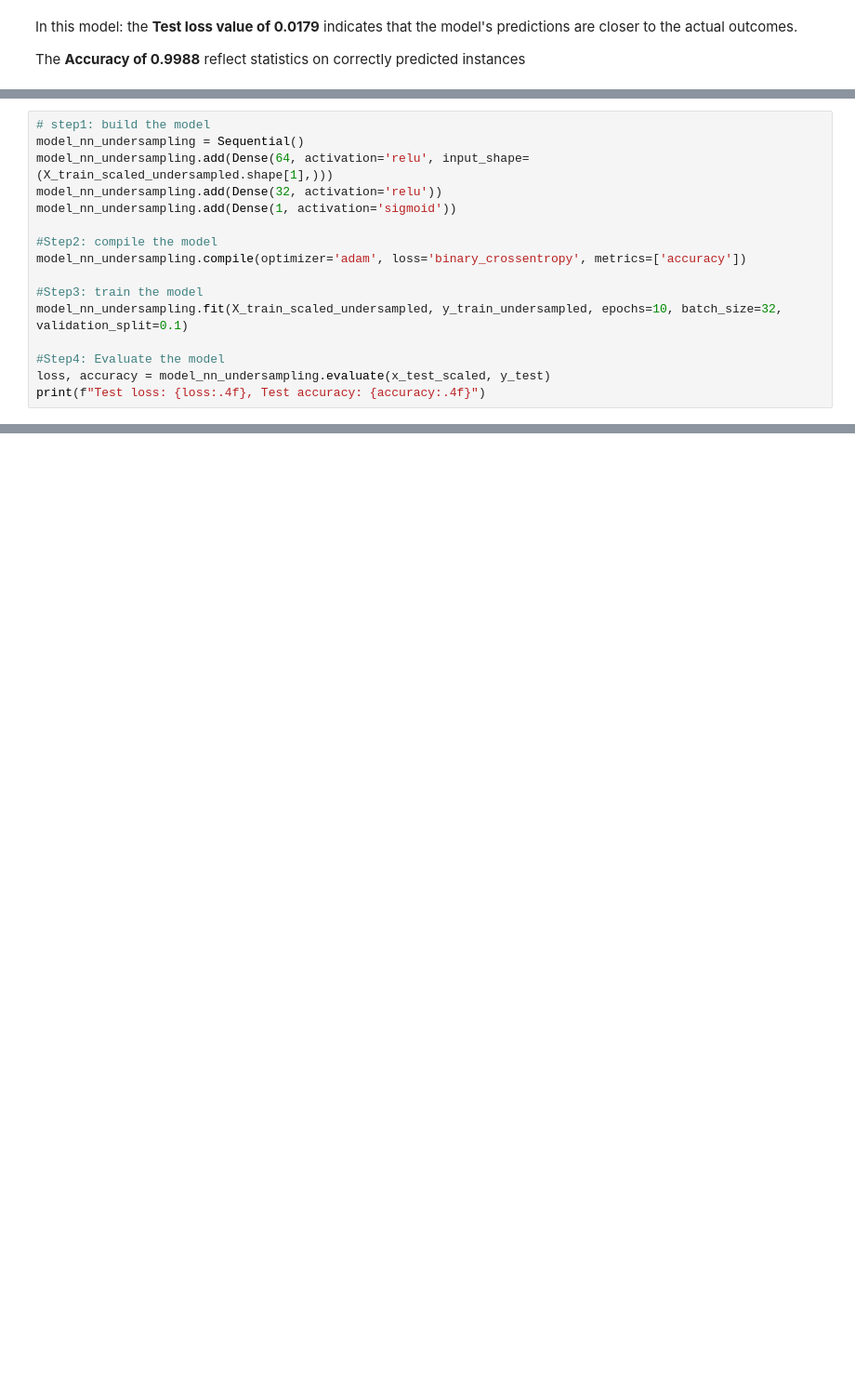
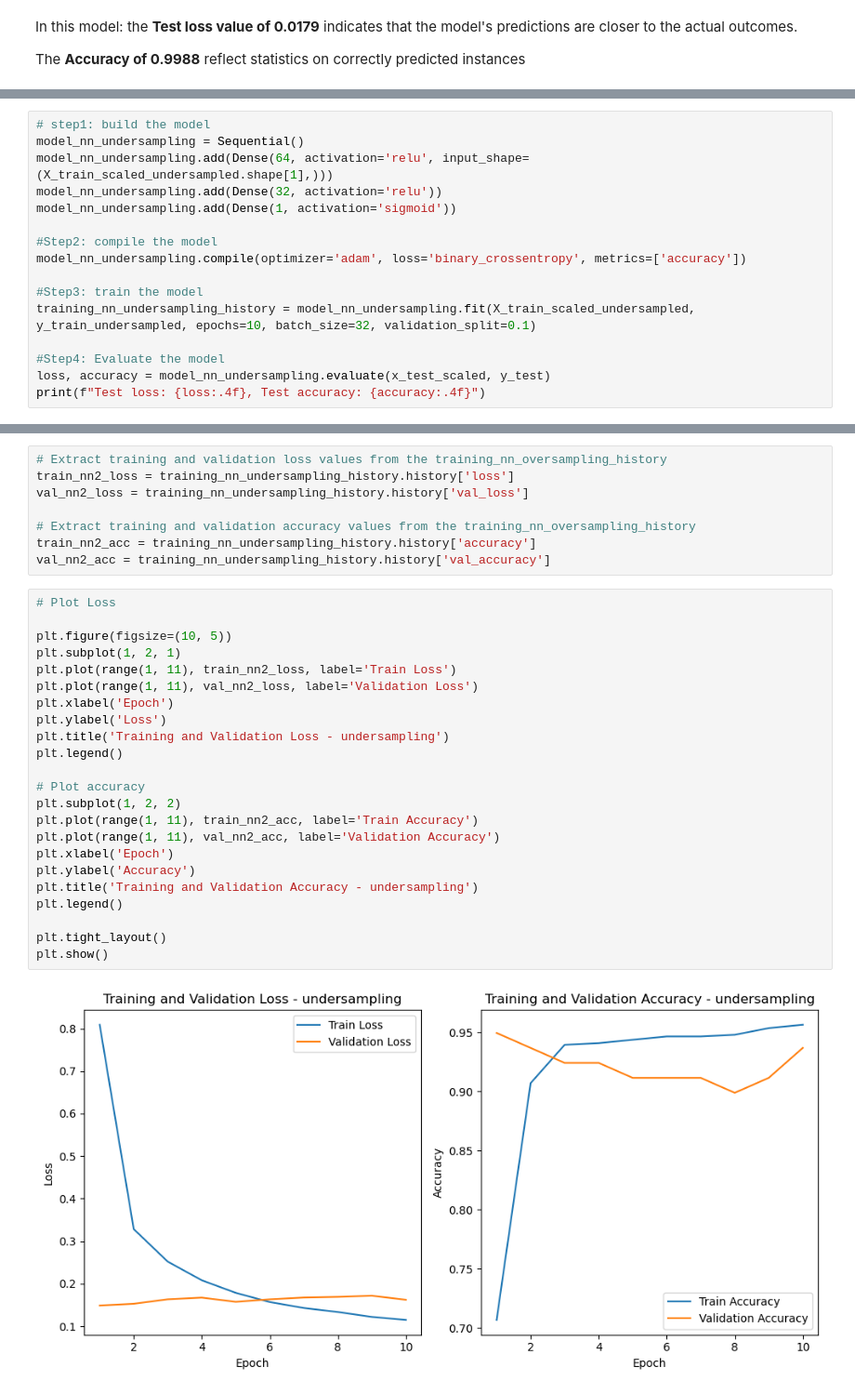
Before and after one commit to abeer7asan/abeer7asan, a Jupyter notebook: Credit Card Fraud Detection - Abeer 7asan.ipynb, the cells around one changed output, grey strips where cells are left out. Shown at 93% size. Cells and saved outputs as stored; diff of their text form; blank space fills up the shorter version.

```diff
--- a/Credit Card Fraud Detection - Abeer 7asan.ipynb
+++ b/Credit Card Fraud Detection - Abeer 7asan.ipynb
@@ -446,7 +491,7 @@ model_nn_undersampling.add(Dense(1, activation='sigmoid'))
 model_nn_undersampling.compile(optimizer='adam', loss='binary_crossentropy', metrics=['accuracy'])
 
 #Step3: train the model
-model_nn_undersampling.fit(X_train_scaled_undersampled, y_train_undersampled, epochs=10, batch_size=32, validation_split=0.1)
+training_nn_undersampling_history = model_nn_undersampling.fit(X_train_scaled_undersampled, y_train_undersampled, epochs=10, batch_size=32, validation_split=0.1)
 
 #Step4: Evaluate the model
 loss, accuracy = model_nn_undersampling.evaluate(x_test_scaled, y_test)
@@ -481,0 +527,33 @@ The Accuracy of 0.9702 which is less than the first model
+# %%
+# Extract training and validation loss values from the training_nn_oversampling_history
+train_nn2_loss = training_nn_undersampling_history.history['loss']
+val_nn2_loss = training_nn_undersampling_history.history['val_loss']
+
+# Extract training and validation accuracy values from the training_nn_oversampling_history
+train_nn2_acc = training_nn_undersampling_history.history['accuracy']
+val_nn2_acc = training_nn_undersampling_history.history['val_accuracy']
+# %%
+# Plot Loss
+
+plt.figure(figsize=(10, 5))
+plt.subplot(1, 2, 1)
+plt.plot(range(1, 11), train_nn2_loss, label='Train Loss')
+plt.plot(range(1, 11), val_nn2_loss, label='Validation Loss')
+plt.xlabel('Epoch')
+plt.ylabel('Loss')
+plt.title('Training and Validation Loss - undersampling')
+plt.legend()
+
+# Plot accuracy
+plt.subplot(1, 2, 2)
+plt.plot(range(1, 11), train_nn2_acc, label='Train Accuracy')
+plt.plot(range(1, 11), val_nn2_acc, label='Validation Accuracy')
+plt.xlabel('Epoch')
+plt.ylabel('Accuracy')
+plt.title('Training and Validation Accuracy - undersampling')
+plt.legend()
+
+plt.tight_layout()
+plt.show()
+# %% [output]
+[figure, added]
```
Also changed, not shown: parts of 20 cells of this notebook.
